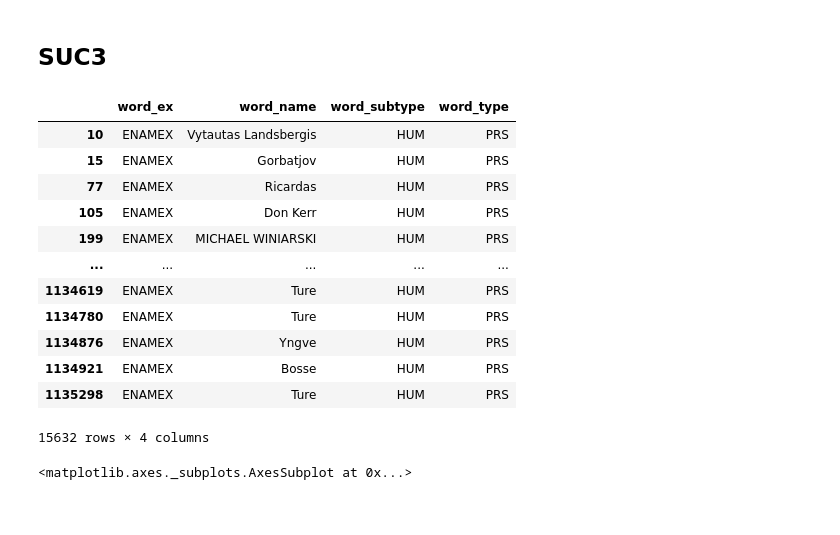
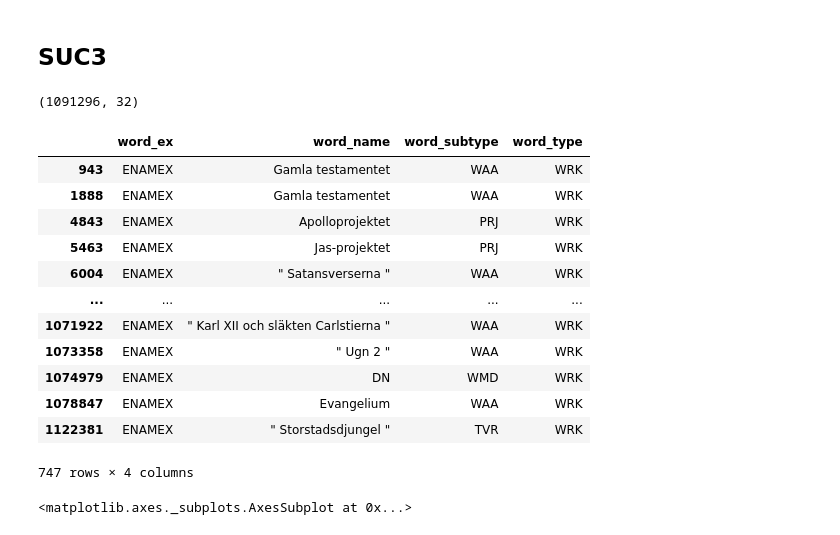
Before and after one commit to laureleo/thesis, a Jupyter notebook: notebooks/Visualizations.ipynb, the cells around one changed output. Drawn from its saved outputs; the diff is of its cells as text; code cells hidden in the pictures.

```diff
--- a/notebooks/Visualizations.ipynb
+++ b/notebooks/Visualizations.ipynb
@@ -11,23 +11,29 @@ import numpy as np
 # %%
 # Load the dataset
 df = pd.read_pickle('../data/suc3_dataframe')
+# %%
+# Count how many non-entities there are
+non_entities = df[df['word_tag'] != 'ne']
+non_entities.shape
+# %% [output]
+(1091296, 32)
 # %%
 entities = df[df['word_tag'] == 'ne'][['word_ex', 'word_name', 'word_subtype', 'word_type']]
-entities[entities['word_type'] == 'PRS']
+entities[entities['word_type'] == 'WRK']
 # %% [output]
 |  | word_ex | word_name | word_subtype | word_type |
-| 10 | ENAMEX | Vytautas Landsbergis | HUM | PRS |
-| 15 | ENAMEX | Gorbatjov | HUM | PRS |
-| 77 | ENAMEX | Ricardas | HUM | PRS |
-| 105 | ENAMEX | Don Kerr | HUM | PRS |
-| 199 | ENAMEX | MICHAEL WINIARSKI | HUM | PRS |
+| 943 | ENAMEX | Gamla testamentet | WAA | WRK |
+| 1888 | ENAMEX | Gamla testamentet | WAA | WRK |
+| 4843 | ENAMEX | Apolloprojektet | PRJ | WRK |
+| 5463 | ENAMEX | Jas-projektet | PRJ | WRK |
+| 6004 | ENAMEX | " Satansverserna " | WAA | WRK |
 | ... | ... | ... | ... | ... |
-| 1134619 | ENAMEX | Ture | HUM | PRS |
-| 1134780 | ENAMEX | Ture | HUM | PRS |
-| 1134876 | ENAMEX | Yngve | HUM | PRS |
-| 1134921 | ENAMEX | Bosse | HUM | PRS |
-| 1135298 | ENAMEX | Ture | HUM | PRS |
+| 1071922 | ENAMEX | " Karl XII och släkten Carlstierna " | WAA | WRK |
+| 1073358 | ENAMEX | " Ugn 2 " | WAA | WRK |
+| 1074979 | ENAMEX | DN | WMD | WRK |
+| 1078847 | ENAMEX | Evangelium | WAA | WRK |
+| 1122381 | ENAMEX | " Storstadsdjungel " | TVR | WRK |
-15632 rows × 4 columns
+747 rows × 4 columns
 # %%
 entities = df[df['word_tag'] == 'ne'][['word_subtype']]
 entities['count'] = 0
```
Also changed, not shown: 6 other files.
